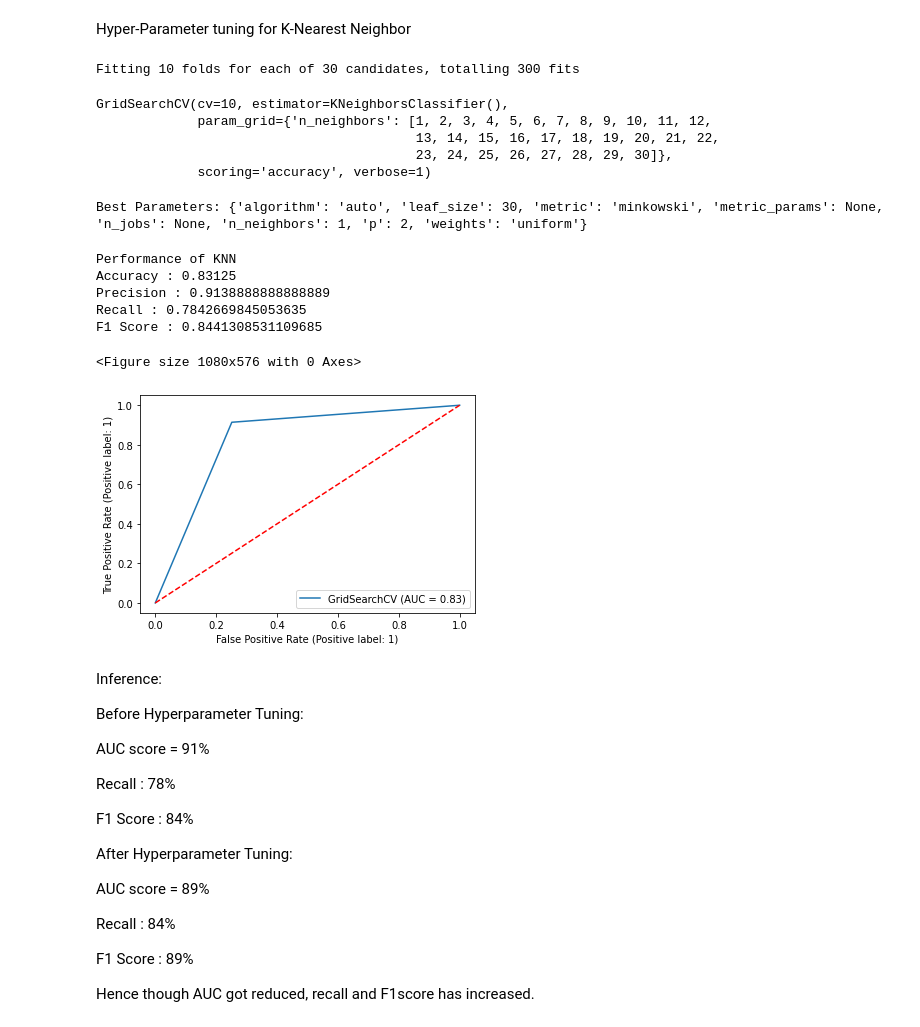
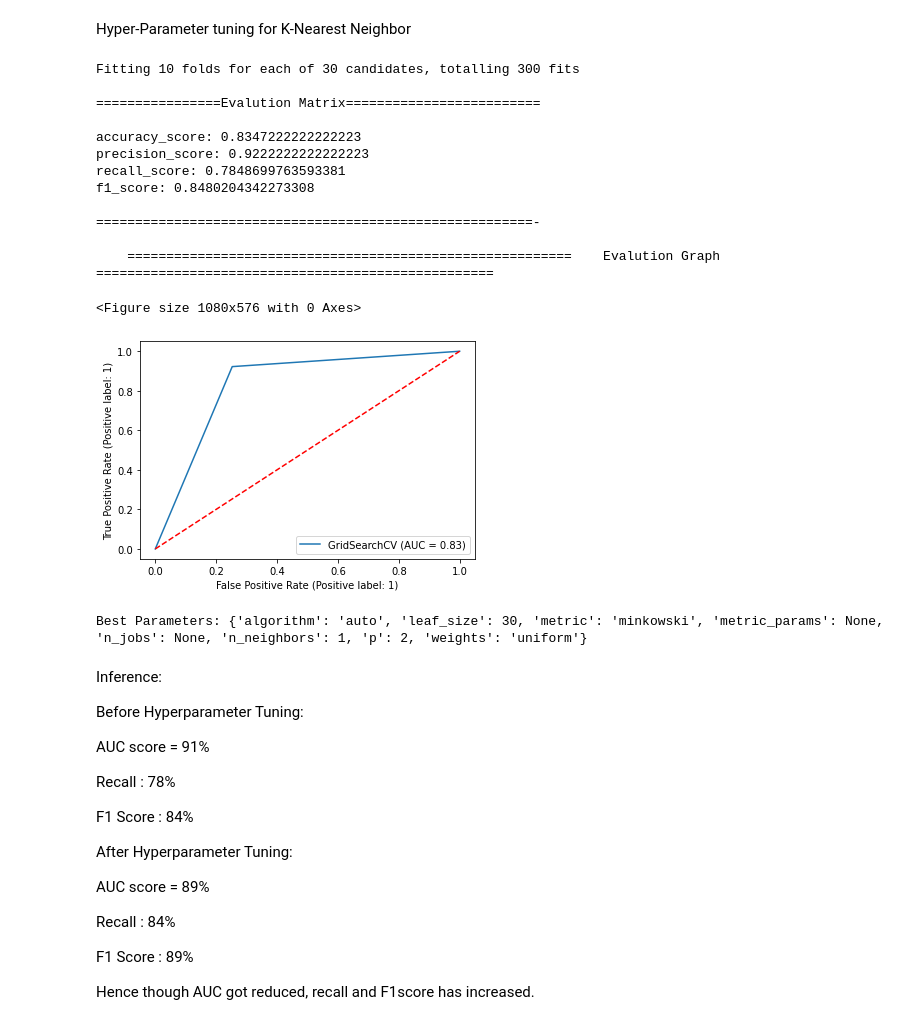
Before and after one commit to raunaksatone5/cardiovascular-risk-prediction, a Jupyter notebook: cardiovascularprediction.ipynb, the cells around one changed output. Drawn from its saved outputs; the diff is of its cells as text; code cells hidden in the pictures.

```diff
--- a/cardiovascularprediction.ipynb
+++ b/cardiovascularprediction.ipynb
@@ -788,55 +847,34 @@ plt.show()
 # %% [markdown]
 Hyper-Parameter tuning for K-Nearest Neighbor
 # %%
+# hyper-parameter tuning for knn model
 k_range = list(range(1, 31))
 param_grid = dict(n_neighbors=k_range)
 
 grid_search_knn = GridSearchCV(knn, param_grid, cv=10, scoring='accuracy',return_train_score = False,verbose=1)
-
-
-grid_search_knn.fit(X_train, y_train)
-# %% [output]
-Fitting 10 folds for each of 30 candidates, totalling 300 fits
-GridSearchCV(cv=10, estimator=KNeighborsClassifier(),
-             param_grid={'n_neighbors': [1, 2, 3, 4, 5, 6, 7, 8, 9, 10, 11, 12,
-                                         13, 14, 15, 16, 17, 18, 19, 20, 21, 22,
-                                         23, 24, 25, 26, 27, 28, 29, 30]},
-             scoring='accuracy', verbose=1)
+# %%
+# calling run_tuned_model to train,fit and evaluate the grid_search_knn
+run_tuned_model(grid_search_knn,X_train,y_train,X_test,y_test)
+# %% [output]
+Fitting 10 folds for each of 30 candidates, totalling 300 fits
+
+================Evalution Matrix=========================
+
+accuracy_score: 0.8347222222222223
+precision_score: 0.9222222222222223
+recall_score: 0.7848699763593381
+f1_score: 0.8480204342273308
+
+========================================================-
+
+    =========================================================    Evalution Graph    ===================================================
+<Figure size 1080x576 with 0 Axes>
+[figure, added]
 # %%
 # The Best Parameters
 print('Best Parameters:', grid_search_knn.best_estimator_.get_params())
 # %% [output]
 Best Parameters: {'algorithm': 'auto', 'leaf_size': 30, 'metric': 'minkowski', 'metric_params': None, 'n_jobs': None, 'n_neighbors': 1, 'p': 2, 'weights': 'uniform'}
-# %%
-knn_predictions= grid_search_knn.predict(X_test)
-
-#Performance Metrics
-knn_accuracy= accuracy_score(knn_predictions,y_test)
-knn_precision= precision_score(knn_predictions,y_test)
-knn_recall= recall_score(knn_predictions,y_test)
-knn_f1_score= f1_score(knn_predictions, y_test)
-
-print('Performance of KNN')
-print('Accuracy :' , knn_accuracy)
-print('Precision :', knn_precision)
-print('Recall :', knn_recall)
-print('F1 Score :', knn_f1_score)
-# %% [output]
-Performance of KNN
-Accuracy : 0.83125
-Precision : 0.9138888888888889
-Recall : 0.7842669845053635
-F1 Score : 0.8441308531109685
-# %%
-# Let us plot ROC curve
-plt.figure(figsize=(15,8))
-svc_disp = plot_roc_curve(grid_search_knn,X_test,y_test)
-x,y=np.arange(0,1.1,0.1),np.arange(0,1.1,0.1)
-plt.plot(x,y,'b--',color='r')
-plt.show()
-# %% [output]
-<Figure size 1080x576 with 0 Axes>
-[figure, removed]
 # %% [markdown]
 Inference:
 
```
Also changed, not shown: parts of 70 cells of this notebook.
